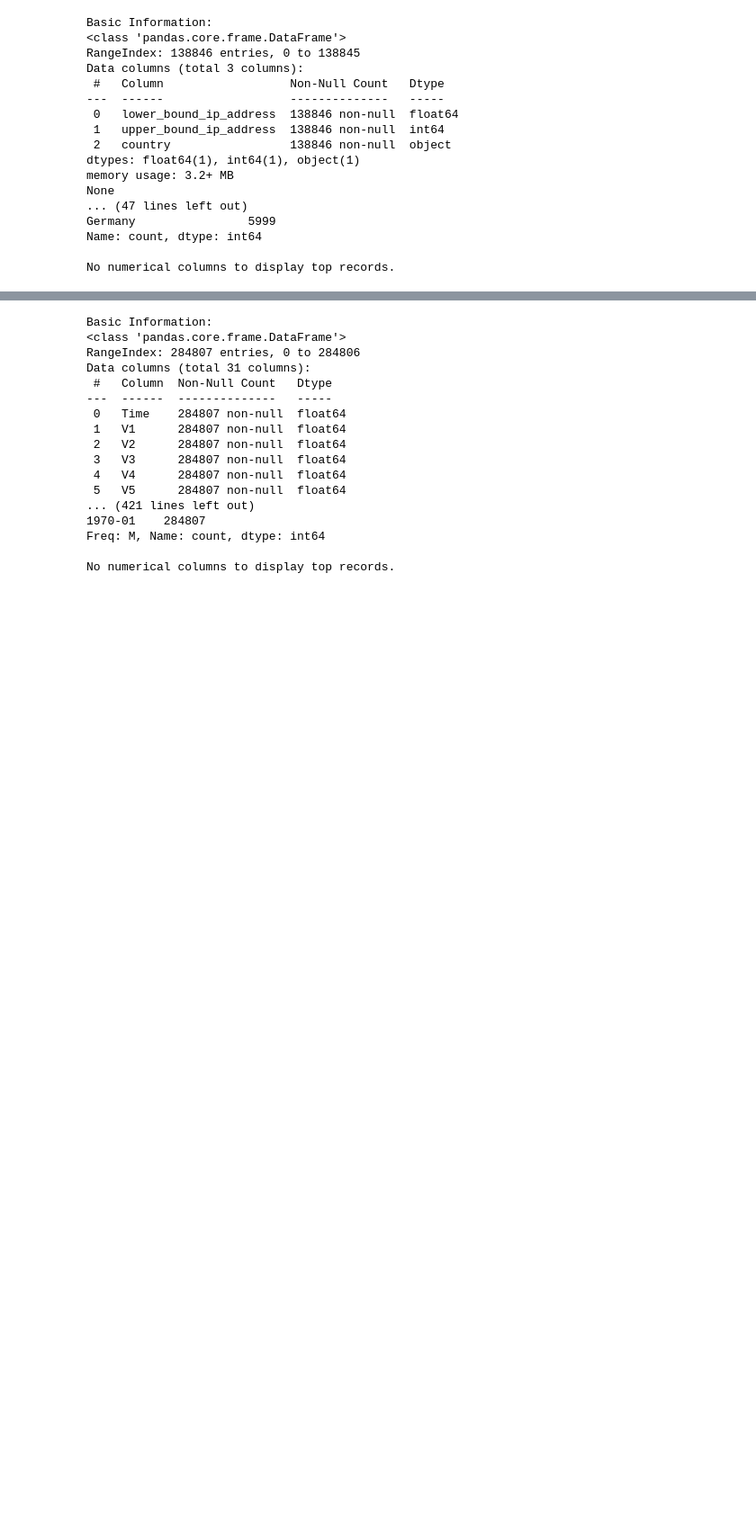
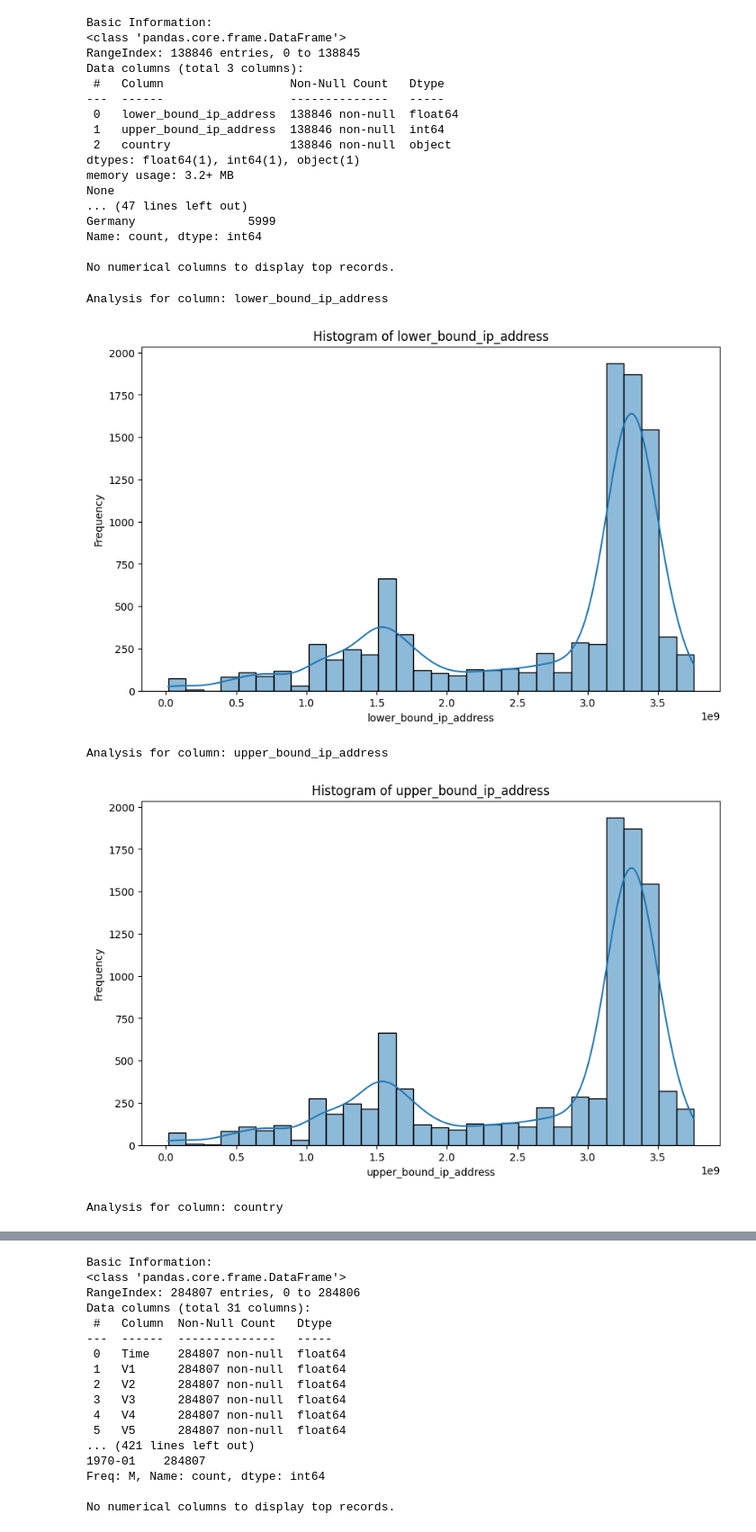
Before and after one commit to mihretgold/Adey-Innovation-Fraud-Detection-Project-, a Jupyter notebook: notebooks/fraud_detection.ipynb, the cells around one changed output, grey strips where cells are left out. Shown at 90% size. Saved outputs shown, nothing was run; the diff lists cells and outputs as text; code cells hidden in the pictures; blank space fills up the shorter version.

```diff
--- a/notebooks/fraud_detection.ipynb
+++ b/notebooks/fraud_detection.ipynb
@@ -348,3 +349,14 @@ Germany                5999
 Name: count, dtype: int64
 
 No numerical columns to display top records.
+# %%
+# Remove duplicates
+df2.drop_duplicates(inplace=True)
+# %%
+univariate_analysis(df2)
+# %% [output]
+Analysis for column: lower_bound_ip_address
+[figure, added]
+Analysis for column: upper_bound_ip_address
+[figure, added]
+Analysis for column: country
```
Also changed, not shown: parts of 27 cells of this notebook.
